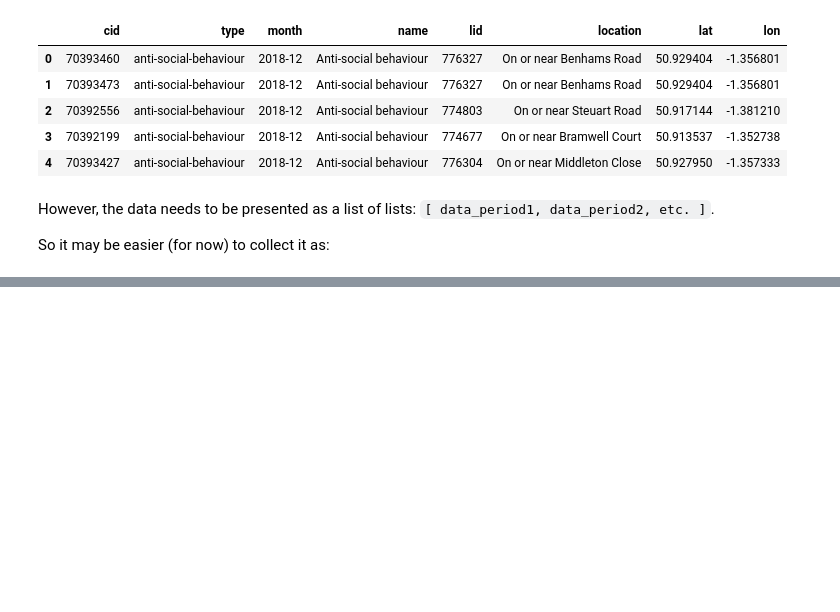
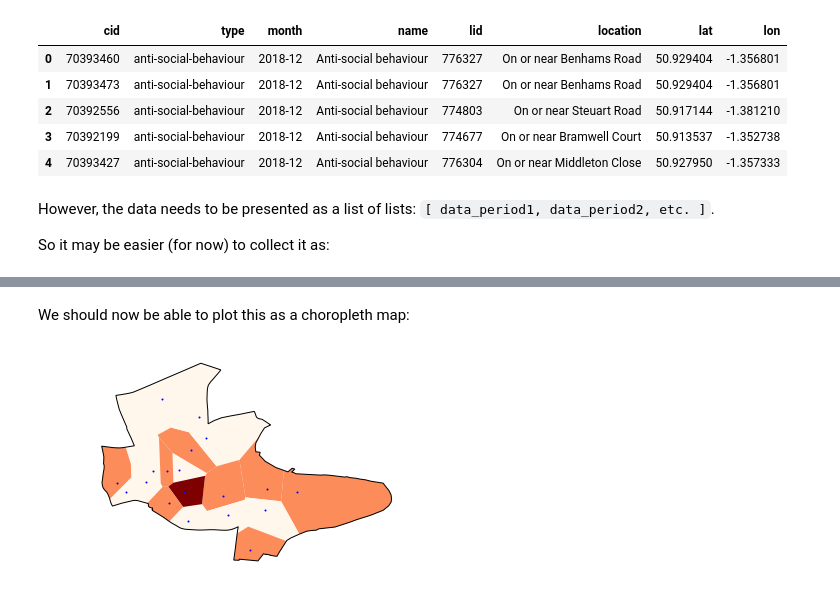
Before and after one commit to psychemedia/crime-data-demo, a Jupyter notebook: Police API Demo.ipynb, the cells around one changed output, grey strips where cells are left out. Saved outputs shown, nothing was run; the diff lists cells and outputs as text; code cells hidden in the pictures; blank space fills up the shorter version.

```diff
--- a/Police API Demo.ipynb
+++ b/Police API Demo.ipynb
@@ -382,0 +521,6 @@ m
+# %%
+gdf['voronoi_boundary'] = poly_shapes
+
+gdf = gdf.set_geometry('voronoi_boundary')
+
+gdf.head()
@@ -382,0 +534,13 @@ m
+# %% [markdown]
+We should now be able to plot this as a choropleth map:
+# %%
+from descartes import PolygonPatch
+
+ax = gdf.plot(column='Count', cmap='OrRd')
+ax.add_patch(PolygonPatch(boundary_shape,fill=False))
+
+gdf = gdf.set_geometry('Coordinates')
+gdf[gdf['Count']>0].plot( ax=ax, markersize=1, c='b', marker='o')
+ax.axis('off');
+# %% [output]
+[figure, added]
```
Also changed, not shown: parts of 32 cells of this notebook.
